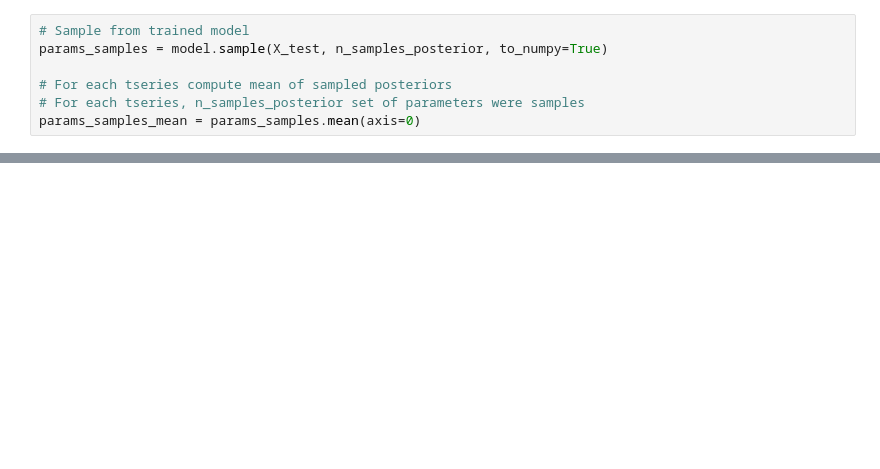
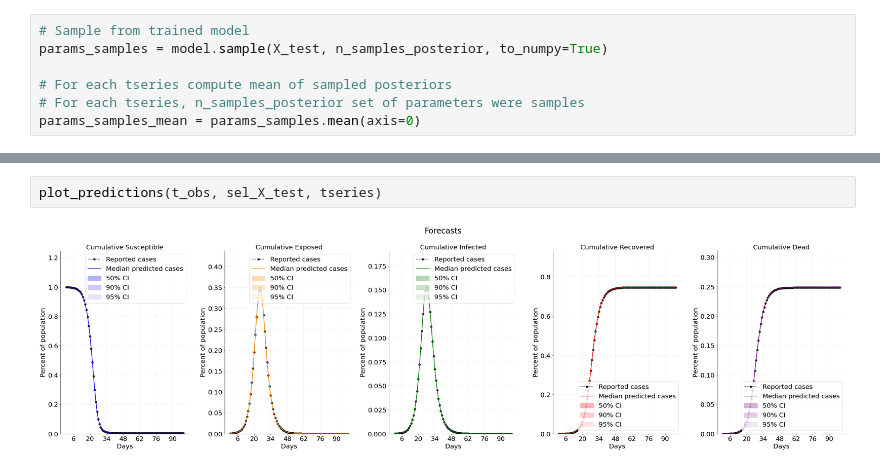
Before and after one commit to juan190199/BachelorThesis, a Jupyter notebook: notebooks/bayesflow_parameter_estimation_v3.ipynb, the cells around one changed output, grey strips where cells are left out. Drawn from its saved outputs; the diff is of its cells as text; blank space fills up the shorter version.

```diff
--- a/notebooks/bayesflow_parameter_estimation_v3.ipynb
+++ b/notebooks/bayesflow_parameter_estimation_v3.ipynb
@@ -137,0 +193,4 @@ params_samples_mean = params_samples.mean(axis=0)
+# %%
+plot_predictions(t_obs, sel_X_test, tseries)
+# %% [output]
+[figure, added]
```
Also changed, not shown: parts of 32 cells of this notebook.
